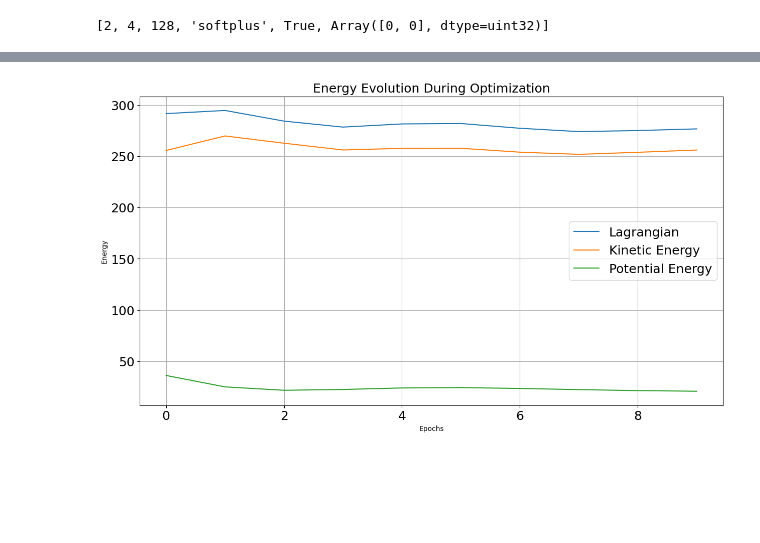
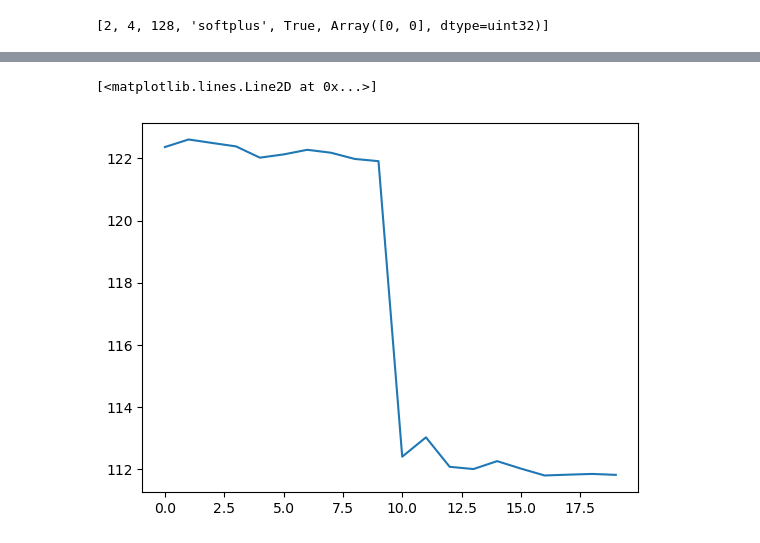
Before and after one commit to SebasGutHdz/PDPO_jax, a Jupyter notebook: pdpo/spline/test_interpolation.ipynb, the cells around one changed output, grey strips where cells are left out. Drawn from its saved outputs; the diff is of its cells as text; code cells hidden in the pictures; blank space fills up the shorter version.

```diff
--- a/pdpo/spline/test_interpolation.ipynb
+++ b/pdpo/spline/test_interpolation.ipynb
@@ -210,0 +246,5 @@ x0 = inf_train_gen(
+# %%
+plt.plot(history['path_losses'])
+# %% [output]
+[<matplotlib.lines.Line2D at 0x...>]
+[figure, added]
@@ -223,17 +268,15 @@ key,subkey = jrandom.split(key)
 # %%
-fig = plt.figure(figsize=(15, 8))
-plt.plot(history.lagrangian, label='Lagrangian')
-plt.plot(history.kinetic, label='Kinetic Energy')
-plt.plot(history.potential, label='Potential Energy')
-plt.xlabel('Epochs')
-plt.ylabel('Energy')
-plt.xticks(fontsize=18)
-plt.yticks(fontsize=18)
-plt.legend(fontsize=18)
-plt.title('Energy Evolution During Optimization', fontsize=18)
-plt.grid()
-plt.show()
+# fig = plt.figure(figsize=(15, 8))
+# plt.plot(history.lagrangian, label='Lagrangian')
+# plt.plot(history.kinetic, label='Kinetic Energy')
+# plt.plot(history.potential, label='Potential Energy')
+# plt.xlabel('Epochs')
+# plt.ylabel('Energy')
+# plt.xticks(fontsize=18)
+# plt.yticks(fontsize=18)
+# plt.legend(fontsize=18)
+# plt.title('Energy Evolution During Optimization', fontsize=18)
+# plt.grid()
+# plt.show()
-# %% [output]
-[figure, removed]
 # %%
 
```
Also changed, not shown: parts of 32 cells of this notebook, 20 other files.
